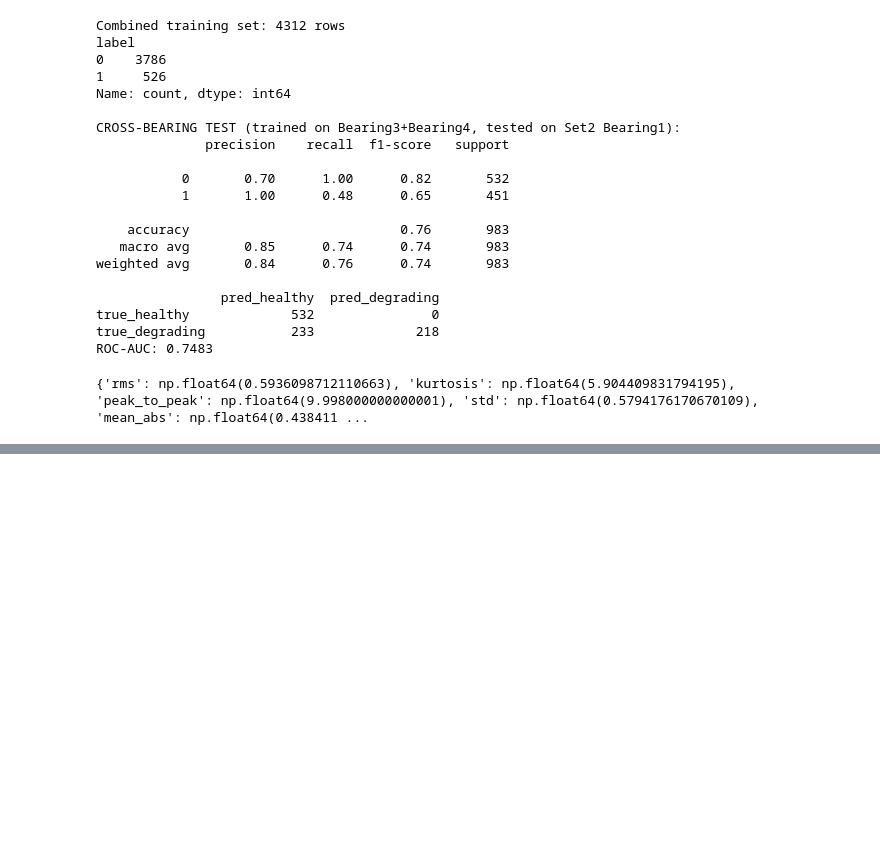
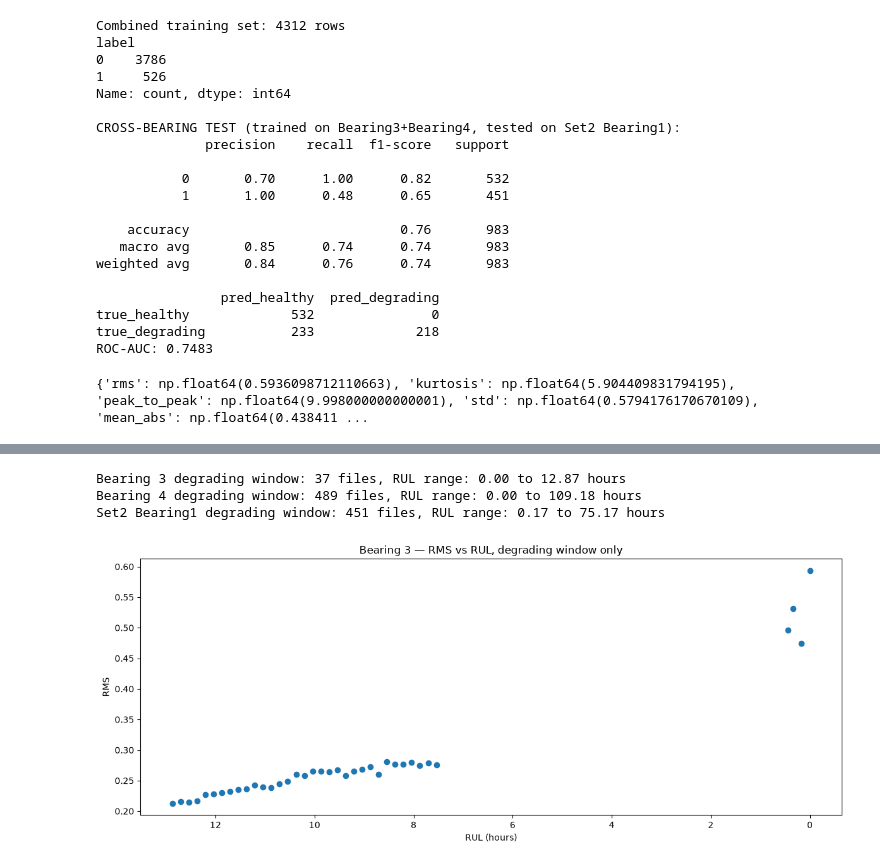
Before and after one commit to davidojei/goebel, a Jupyter notebook: notebooks/04_ims_eda.ipynb, the cells around one changed output, grey strips where cells are left out. Cells and saved outputs as stored; diff of their text form; code cells hidden in the pictures; blank space fills up the shorter version.

```diff
--- a/notebooks/04_ims_eda.ipynb
+++ b/notebooks/04_ims_eda.ipynb
@@ -619,0 +931,24 @@ print(test_feat)
+# %%
+# Isolate only the degrading-window rows for each bearing, using the SAME features and onset points already validated
+bearing3_degrading = bearing3_df_v2[bearing3_df_v2["label"] == 1].copy()
+bearing4_degrading = bearing4_df_v2[bearing4_df_v2["label"] == 1].copy()
+set2_degrading = bearing1_set2_df_v2[bearing1_set2_df_v2["label"] == 1].copy()
+
+print(f"Bearing 3 degrading window: {len(bearing3_degrading)} files, RUL range: {bearing3_degrading['rul_hours'].min():.2f} to {bearing3_degrading['rul_hours'].max():.2f} hours")
+print(f"Bearing 4 degrading window: {len(bearing4_degrading)} files, RUL range: {bearing4_degrading['rul_hours'].min():.2f} to {bearing4_degrading['rul_hours'].max():.2f} hours")
+print(f"Set2 Bearing1 degrading window: {len(set2_degrading)} files, RUL range: {set2_degrading['rul_hours'].min():.2f} to {set2_degrading['rul_hours'].max():.2f} hours")
+
+# Look at the actual degradation curve within just this window for Bearing 3 - is RUL predictable from RMS/features within this narrower slice?
+plt.figure(figsize=(12, 5))
+plt.scatter(bearing3_degrading["rul_hours"], bearing3_degrading["rms"])
+plt.xlabel("RUL (hours)")
+plt.ylabel("RMS")
+plt.title("Bearing 3 — RMS vs RUL, degrading window only")
+plt.gca().invert_xaxis()  # so RUL decreases left-to-right, same reading direction as time passing
+plt.tight_layout()
+plt.show()
+# %% [output]
+Bearing 3 degrading window: 37 files, RUL range: 0.00 to 12.87 hours
+Bearing 4 degrading window: 489 files, RUL range: 0.00 to 109.18 hours
+Set2 Bearing1 degrading window: 451 files, RUL range: 0.17 to 75.17 hours
+[figure, added]
```
Also changed, not shown: parts of 12 cells of this notebook.
